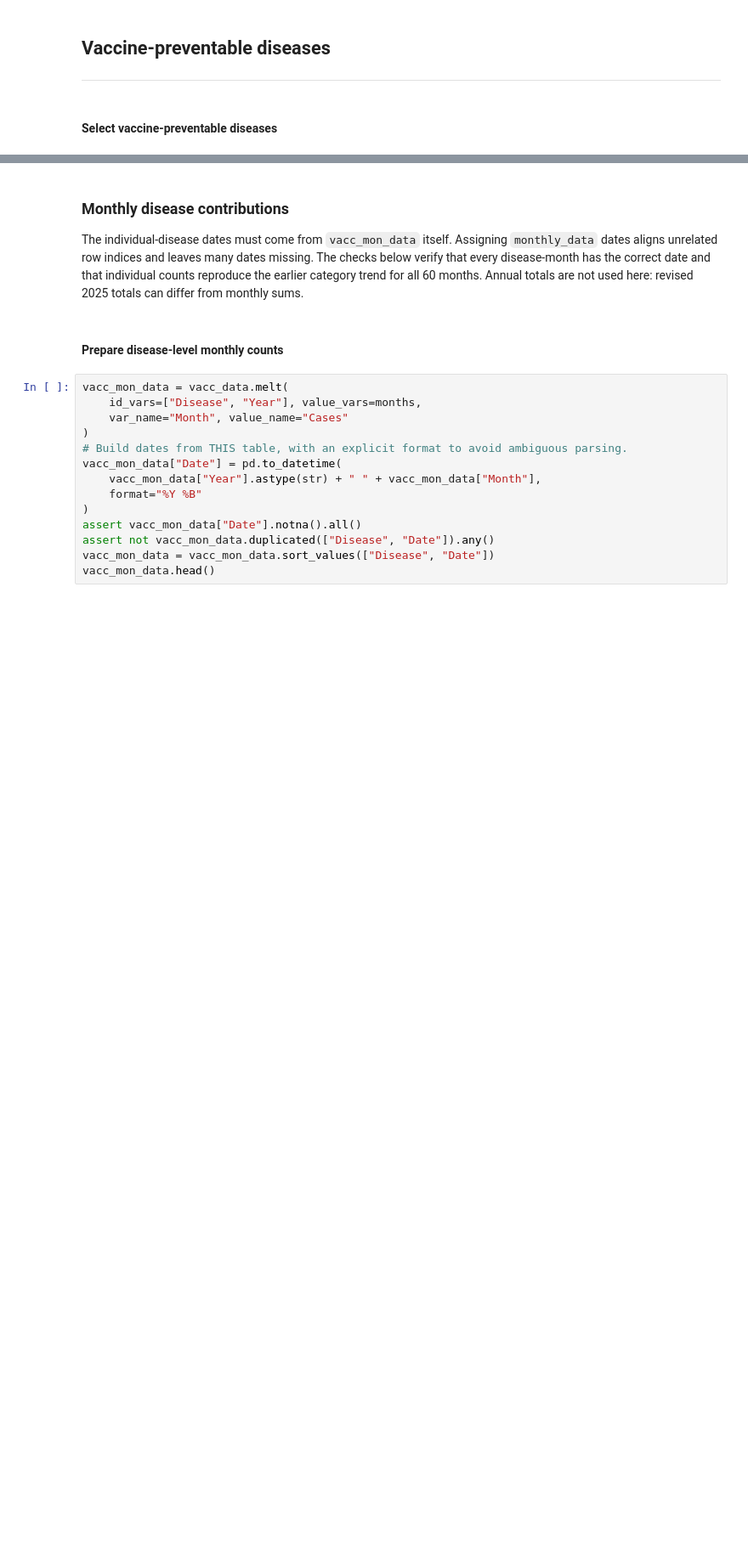
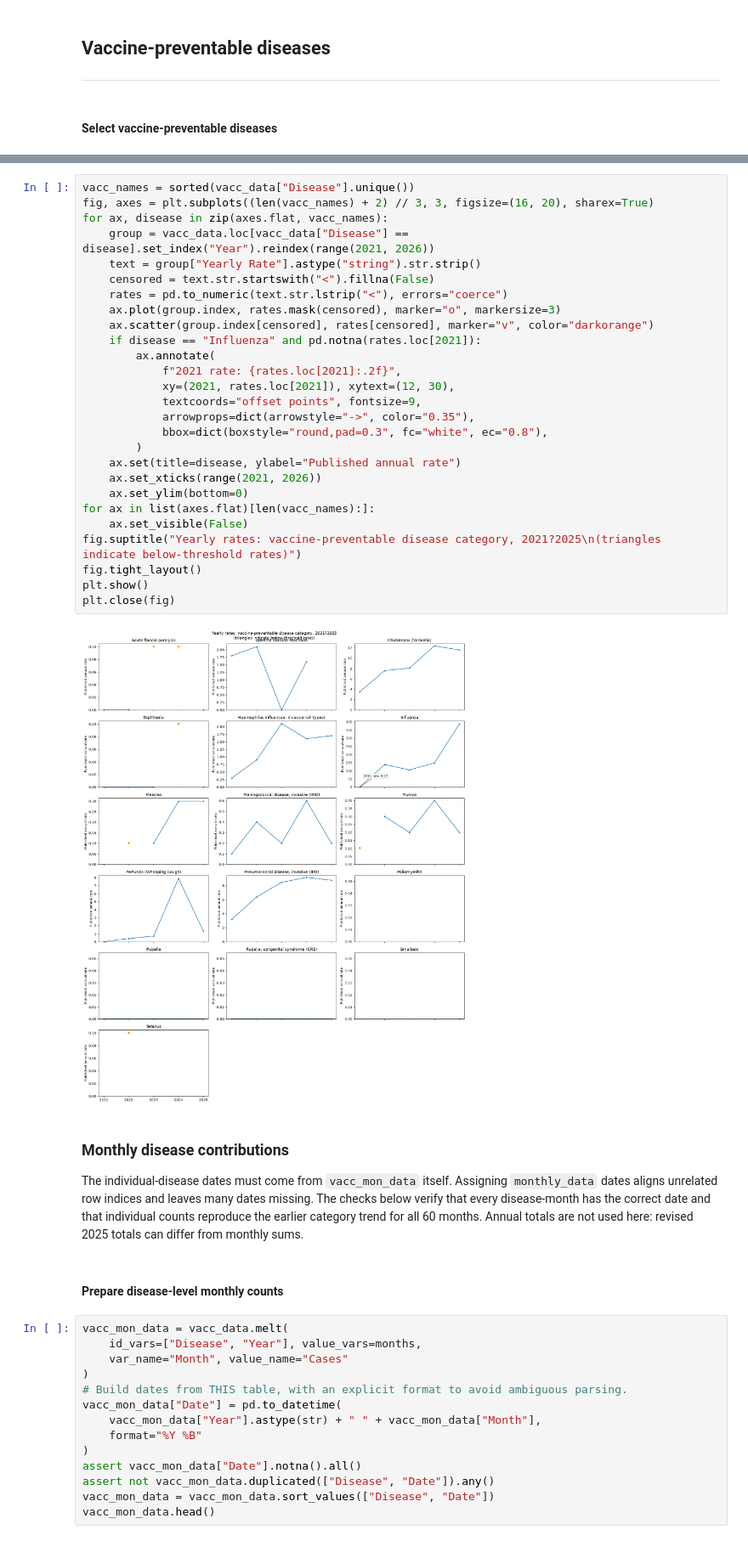
Before and after one commit to CampbelSoup/Donaldson, a Jupyter notebook: scripts/03-eda.ipynb, the cells around one changed output, grey strips where cells are left out. Shown at 85% size. Cells and saved outputs as stored; diff of their text form; blank space fills up the shorter version.

Commit message:
Investigated influenza rate in 2021 for value.

```diff
--- a/scripts/03-eda.ipynb
+++ b/scripts/03-eda.ipynb
@@ -133,3 +137,32 @@ vacc_data.head(1)
+# %%
+vacc_names = sorted(vacc_data["Disease"].unique())
+fig, axes = plt.subplots((len(vacc_names) + 2) // 3, 3, figsize=(16, 20), sharex=True)
+for ax, disease in zip(axes.flat, vacc_names):
+    group = vacc_data.loc[vacc_data["Disease"] == disease].set_index("Year").reindex(range(2021, 2026))
+    text = group["Yearly Rate"].astype("string").str.strip()
+    censored = text.str.startswith("<").fillna(False)
+    rates = pd.to_numeric(text.str.lstrip("<"), errors="coerce")
+    ax.plot(group.index, rates.mask(censored), marker="o", markersize=3)
+    ax.scatter(group.index[censored], rates[censored], marker="v", color="darkorange")
+    if disease == "Influenza" and pd.notna(rates.loc[2021]):
+        ax.annotate(
+            f"2021 rate: {rates.loc[2021]:.2f}",
+            xy=(2021, rates.loc[2021]), xytext=(12, 30),
+            textcoords="offset points", fontsize=9,
+            arrowprops=dict(arrowstyle="->", color="0.35"),
+            bbox=dict(boxstyle="round,pad=0.3", fc="white", ec="0.8"),
+        )
+    ax.set(title=disease, ylabel="Published annual rate")
+    ax.set_xticks(range(2021, 2026))
+    ax.set_ylim(bottom=0)
+for ax in list(axes.flat)[len(vacc_names):]:
+    ax.set_visible(False)
+fig.suptitle("Yearly rates: vaccine-preventable disease category, 2021?2025\n(triangles indicate below-threshold rates)")
+fig.tight_layout()
+plt.show()
+plt.close(fig)
+# %% [output]
+[figure, added]
 # %% [markdown]
 ### Monthly disease contributions
 
```
Also changed, not shown: parts of 2 cells of this notebook.
